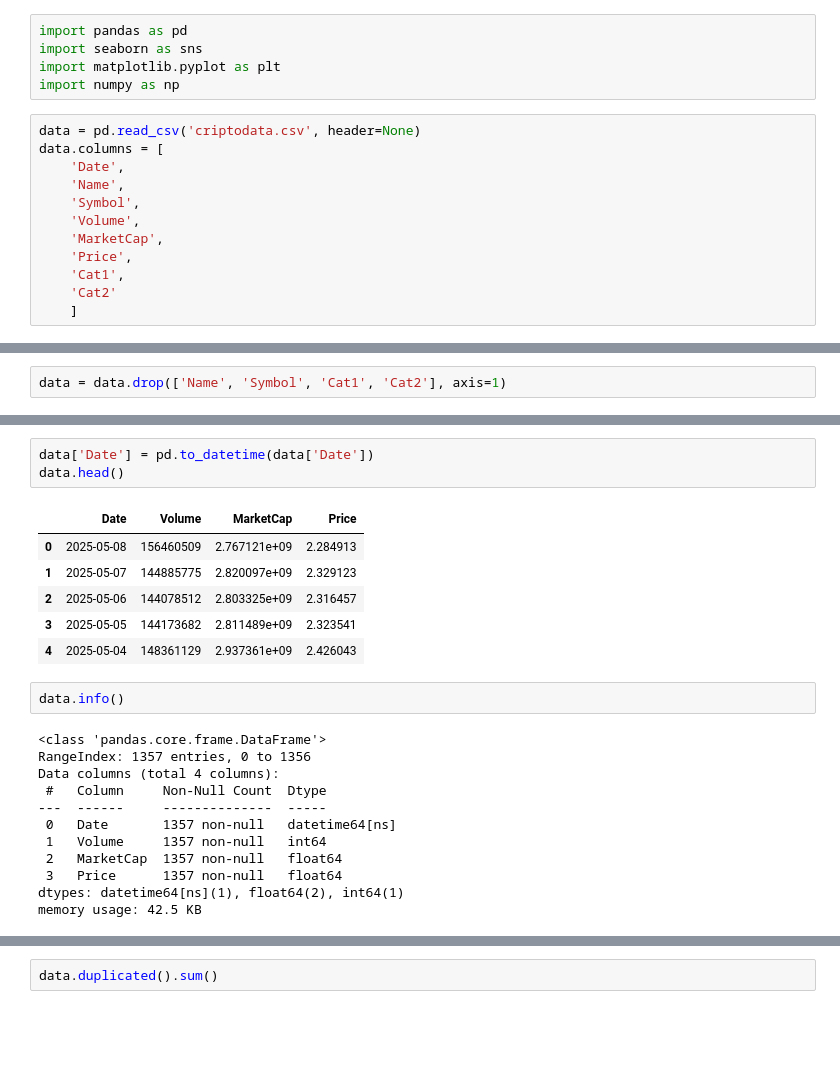
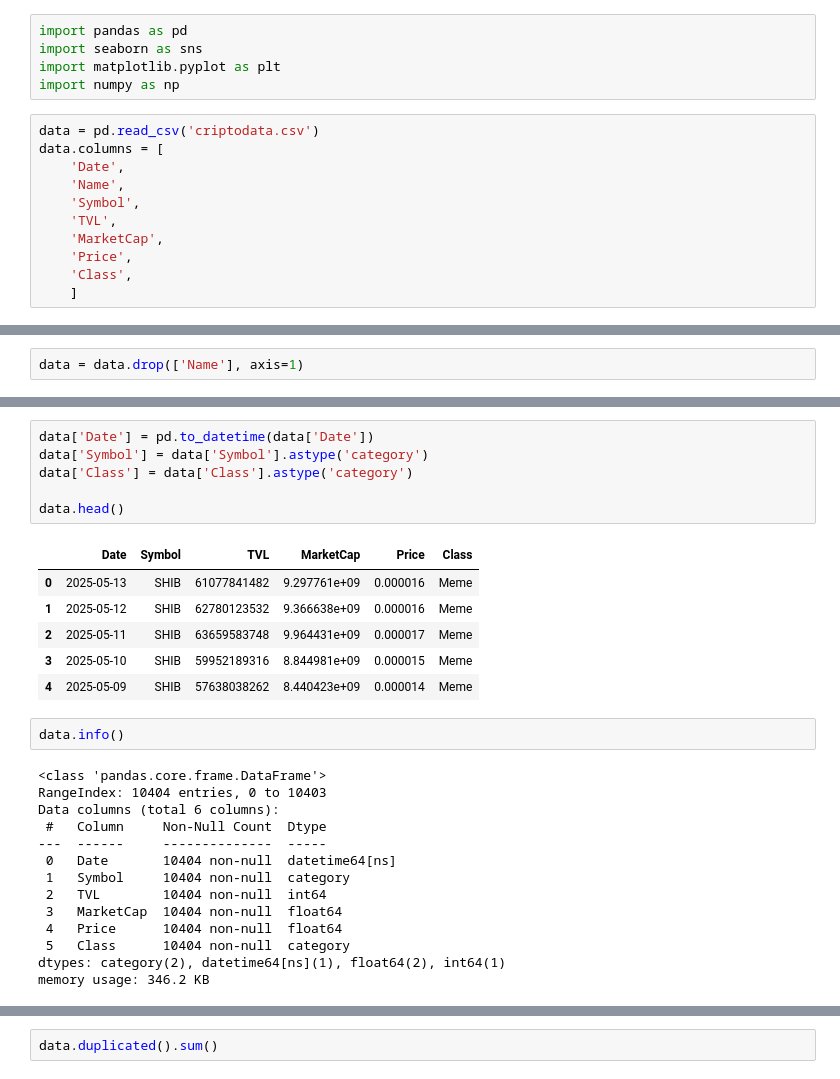
Before and after one commit to crysticore/crypto, a Jupyter notebook: Preprocesamiento.ipynb, the cells around one changed output, grey strips where cells are left out. Saved outputs shown, nothing was run; the diff lists cells and outputs as text; blank space fills up the shorter version.

```diff
--- a/Preprocesamiento.ipynb
+++ b/Preprocesamiento.ipynb
@@ -6,16 +6,15 @@ import seaborn as sns
 import matplotlib.pyplot as plt
 import numpy as np
 # %%
-data = pd.read_csv('criptodata.csv', header=None)
+data = pd.read_csv('criptodata.csv')
 data.columns = [
     'Date',
     'Name',
     'Symbol',
-    'Volume',
+    'TVL',
     'MarketCap',
     'Price',
-    'Cat1',
-    'Cat2'
+    'Class',
     ]
 # %%
 data.head()
@@ -29,2 +28,2 @@ data.head()
 # %%
-data = data.drop(['Name', 'Symbol', 'Cat1', 'Cat2'], axis=1)
+data = data.drop(['Name'], axis=1)
@@ -65,27 +73,32 @@ memory usage: 42.5+ KB
 # %%
 data['Date'] = pd.to_datetime(data['Date'])
+data['Symbol'] = data['Symbol'].astype('category')
+data['Class'] = data['Class'].astype('category')
+
 data.head()
 # %% [output]
-|  | Date | Volume | MarketCap | Price |
-| 0 | 2025-05-08 | 156460509 | 2.767121e+09 | 2.284913 |
-| 1 | 2025-05-07 | 144885775 | 2.820097e+09 | 2.329123 |
-| 2 | 2025-05-06 | 144078512 | 2.803325e+09 | 2.316457 |
-| 3 | 2025-05-05 | 144173682 | 2.811489e+09 | 2.323541 |
-| 4 | 2025-05-04 | 148361129 | 2.937361e+09 | 2.426043 |
+|  | Date | Symbol | TVL | MarketCap | Price | Class |
+| 0 | 2025-05-13 | SHIB | 61077841482 | 9.297761e+09 | 0.000016 | Meme |
+| 1 | 2025-05-12 | SHIB | 62780123532 | 9.366638e+09 | 0.000016 | Meme |
+| 2 | 2025-05-11 | SHIB | 63659583748 | 9.964431e+09 | 0.000017 | Meme |
+| 3 | 2025-05-10 | SHIB | 59952189316 | 8.844981e+09 | 0.000015 | Meme |
+| 4 | 2025-05-09 | SHIB | 57638038262 | 8.440423e+09 | 0.000014 | Meme |
 # %%
 data.info()
 # %% [output]
 <class 'pandas.core.frame.DataFrame'>
-RangeIndex: 1357 entries, 0 to 1356
-Data columns (total 4 columns):
+RangeIndex: 10404 entries, 0 to 10403
+Data columns (total 6 columns):
  #   Column     Non-Null Count  Dtype
 ---  ------     --------------  -----
- 0   Date       1357 non-null   datetime64[ns]
- 1   Volume     1357 non-null   int64
- 2   MarketCap  1357 non-null   float64
- 3   Price      1357 non-null   float64
-dtypes: datetime64[ns](1), float64(2), int64(1)
-memory usage: 42.5 KB
+ 0   Date       10404 non-null  datetime64[ns]
+ 1   Symbol     10404 non-null  category
+ 2   TVL        10404 non-null  int64
+ 3   MarketCap  10404 non-null  float64
+ 4   Price      10404 non-null  float64
+ 5   Class      10404 non-null  category
+dtypes: category(2), datetime64[ns](1), float64(2), int64(1)
+memory usage: 346.2 KB
 # %%
 data.isnull().sum()
 # %% [output]
```
Also changed, not shown: parts of 14 cells of this notebook.
